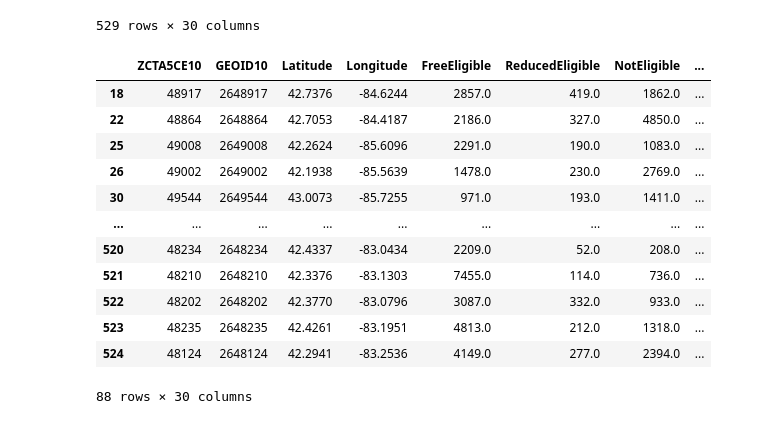
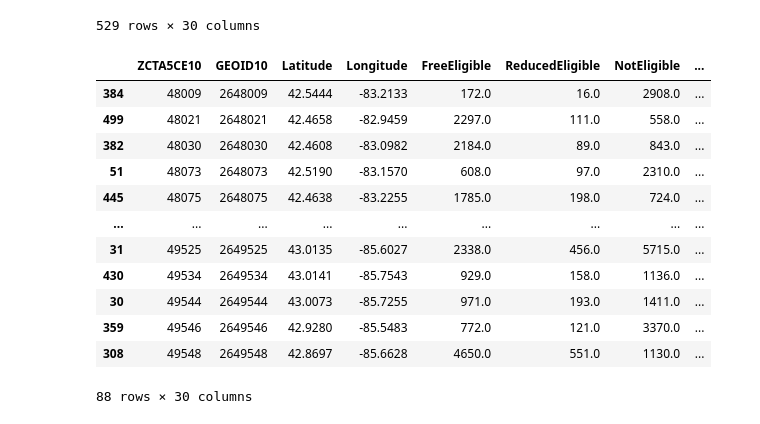
Before and after one commit to HLee12000/UpennDataProject1, a Jupyter notebook: DataCleaning.ipynb, the cells around one changed output. Drawn from its saved outputs; the diff is of its cells as text; code cells hidden in the pictures.

Commit message:
update, zip sort

```diff
--- a/DataCleaning.ipynb
+++ b/DataCleaning.ipynb
@@ -121,20 +121,21 @@ clean_merge_df = final_merge_df.dropna()
 # %%
 #Remove zipcodes with no public transport data, aka 0 stops.
 final_clean_df = clean_merge_df[clean_merge_df['count_ntm_stops'] != 0]
+final_clean_df = final_clean_df.sort_values(by='ZCTA5CE10',ascending=True)
 final_clean_df
 # %% [output]
 |  | ZCTA5CE10 | GEOID10 | Latitude | Longitude | FreeEligible | ReducedEligible | NotEligible | ... |
-| 18 | 48917 | 2648917 | 42.7376 | -84.6244 | 2857.0 | 419.0 | 1862.0 | ... |
-| 22 | 48864 | 2648864 | 42.7053 | -84.4187 | 2186.0 | 327.0 | 4850.0 | ... |
-| 25 | 49008 | 2649008 | 42.2624 | -85.6096 | 2291.0 | 190.0 | 1083.0 | ... |
-| 26 | 49002 | 2649002 | 42.1938 | -85.5639 | 1478.0 | 230.0 | 2769.0 | ... |
+| 384 | 48009 | 2648009 | 42.5444 | -83.2133 | 172.0 | 16.0 | 2908.0 | ... |
+| 499 | 48021 | 2648021 | 42.4658 | -82.9459 | 2297.0 | 111.0 | 558.0 | ... |
+| 382 | 48030 | 2648030 | 42.4608 | -83.0982 | 2184.0 | 89.0 | 843.0 | ... |
+| 51 | 48073 | 2648073 | 42.5190 | -83.1570 | 608.0 | 97.0 | 2310.0 | ... |
+| 445 | 48075 | 2648075 | 42.4638 | -83.2255 | 1785.0 | 198.0 | 724.0 | ... |
+| ... | ... | ... | ... | ... | ... | ... | ... | ... |
+| 31 | 49525 | 2649525 | 43.0135 | -85.6027 | 2338.0 | 456.0 | 5715.0 | ... |
+| 430 | 49534 | 2649534 | 43.0141 | -85.7543 | 929.0 | 158.0 | 1136.0 | ... |
 | 30 | 49544 | 2649544 | 43.0073 | -85.7255 | 971.0 | 193.0 | 1411.0 | ... |
-| ... | ... | ... | ... | ... | ... | ... | ... | ... |
-| 520 | 48234 | 2648234 | 42.4337 | -83.0434 | 2209.0 | 52.0 | 208.0 | ... |
-| 521 | 48210 | 2648210 | 42.3376 | -83.1303 | 7455.0 | 114.0 | 736.0 | ... |
-| 522 | 48202 | 2648202 | 42.3770 | -83.0796 | 3087.0 | 332.0 | 933.0 | ... |
-| 523 | 48235 | 2648235 | 42.4261 | -83.1951 | 4813.0 | 212.0 | 1318.0 | ... |
-| 524 | 48124 | 2648124 | 42.2941 | -83.2536 | 4149.0 | 277.0 | 2394.0 | ... |
+| 359 | 49546 | 2649546 | 42.9280 | -85.5483 | 772.0 | 121.0 | 3370.0 | ... |
+| 308 | 49548 | 2649548 | 42.8697 | -85.6628 | 4650.0 | 551.0 | 1130.0 | ... |
 88 rows × 30 columns
 # %%
 final_clean_df.to_csv('final_df.csv', index=False)
```
Also changed, not shown: 2 other files.
